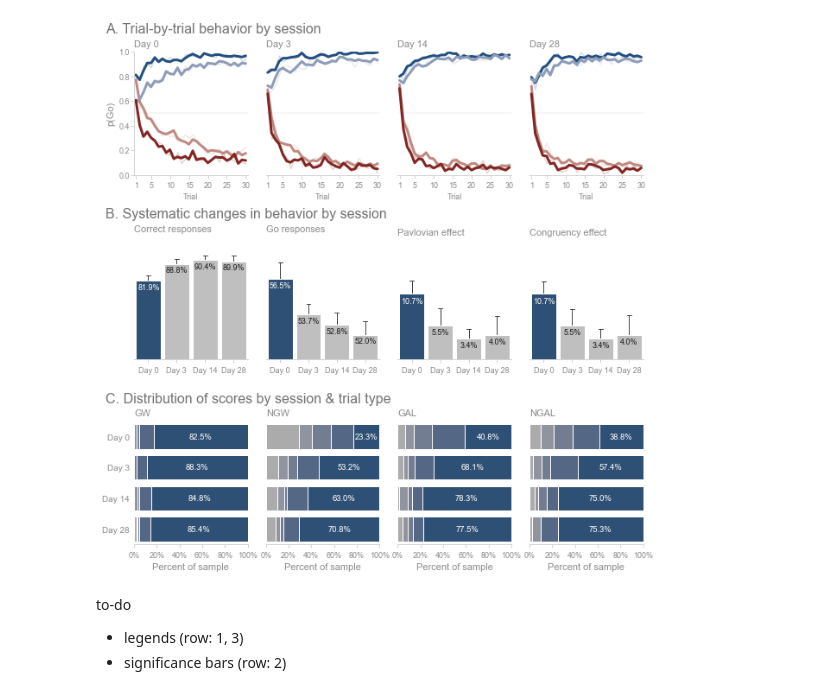
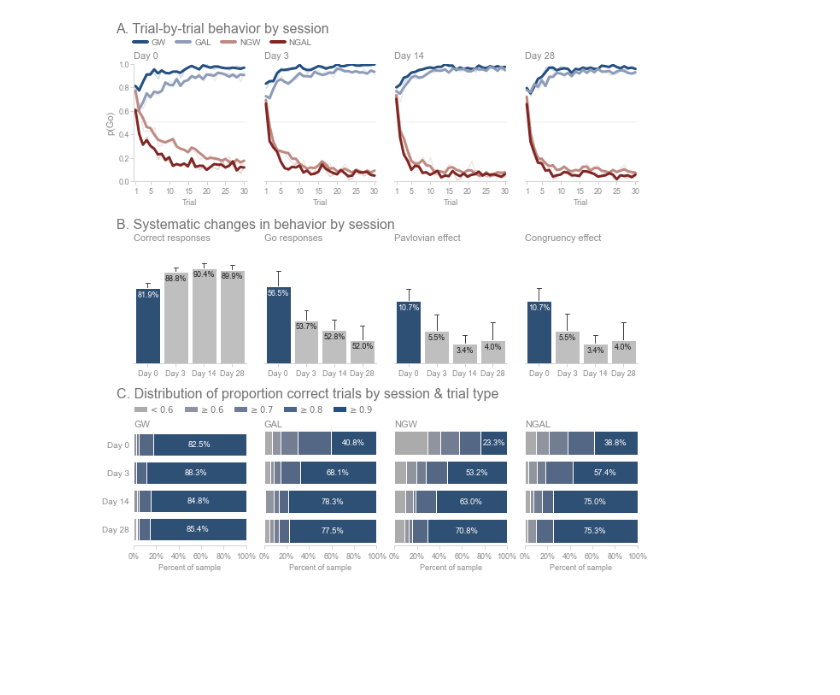
Before and after one commit to nivlab/RobotFactory, a Jupyter notebook: figures/scripts/figure02-scratchpad.ipynb, the cells around one changed output. Drawn from its saved outputs; the diff is of its cells as text; code cells hidden in the pictures; blank space fills up the shorter version.

Commit message:
checkpointing figure progress (2)

```diff
--- a/figures/scripts/figure02-scratchpad.ipynb
+++ b/figures/scripts/figure02-scratchpad.ipynb
@@ -15,10 +15,10 @@ np.random.seed(47404)
 
 ## Define variable ordering.
 sessions = [1,2,3,4]
-robots = ['gw','ngw','gal','ngal']
+robots = ['gw','gal','ngw','ngal']
 
 ## Define palettes.
-palette_1 = ['#234f81', '#bf8a82', '#8e9cb8', '#812623']
+palette_1 = ['#234f81', '#8e9cb8', '#bf8a82', '#812623']
 palette_2 = ['#234f81', '0.75', '0.75', '0.75']
 palette_3 = ['#234f81', '#4c658c', '#6d7b96', '#8d93a1', '#ababab']
 
@@ -38,8 +38,8 @@ axiscolor = '#d3d3d3'
 fig = plt.figure(figsize=(9,9))
 
 ## Initialize gridspec.
-gs = fig.add_gridspec(3, 4, left=0.07, right=0.98, top=0.93, bottom=0.05,
-                      hspace=0.5, wspace=0.16)
+gs = fig.add_gridspec(3, 4, left=0.07, right=0.98, top=0.92, bottom=0.05,
+                      hspace=0.55, wspace=0.16)
 
 #~~~~~~~~~~~~~~~~~~~~~~~~~~~~~~~~~~~~~~~~~~#
 ### Load and prepare data.
@@ -65,7 +65,7 @@ for i, session in enumerate(sessions):
 
     ## Plot learning curves.
     sns.lineplot(x='exposure', y='choice', hue='robot', data=data.query(f'session == {session}'),
-                 hue_order=robots, palette=palette_1, errorbar=('ci', 95), lw=3, ax=ax,
+                 hue_order=robots, palette=palette_1, legend=False, errorbar=('ci', 95), lw=3, ax=ax,
                  n_boot=1)
 
     ## Add midway line.
@@ -87,7 +87,10 @@ for i, session in enumerate(sessions):
     ax.set_title(labels[i], loc='left', color=tickcolor, fontsize=11)
 
     ## Adjust legend.
-    ax.legend_.set_visible(False)
+    if not i:
+        for color, label in zip(palette_1, robots): ax.plot([], [], color=color, label=label.upper(), lw=4)
+        ax.legend(loc=2, bbox_to_anchor=(0, 1.21), ncol=4, frameon=False, labelcolor=labelcolor, fontsize=10,
+                  borderpad=0, borderaxespad=0, handletextpad=0.5, handlelength=1.6, columnspacing=1.2)
 
     ## Modify ax spines.
     ax.yaxis.set_tick_params(pad=1)
@@ -97,7 +100,7 @@ for i, session in enumerate(sessions):
     else: sns.despine(ax=ax, left=True, right=True, top=True, bottom=False)
 
     ## Add annotation.
-    if not i: ax.annotate('A. Trial-by-trial behavior by session', (0,0), (-0.25,1.13), 'axes fraction',
+    if not i: ax.annotate('A. Trial-by-trial behavior by session', (0,0), (-0.16,1.24), 'axes fraction',
                           ha='left', va='bottom', color=labelcolor, fontsize=16)
 
 #~~~~~~~~~~~~~~~~~~~~~~~~~~~~~~~~~~~~~~~~~~#
@@ -120,6 +123,11 @@ for i, v in enumerate(pivot.mean()):
     ax.text(i + 0.015, v - 1e-2, '%0.1f%%' %(v*1e2), ha='center', va='top',
             color='w' if not i else 'k', fontsize=9, zorder=10)
 
+## Add significance annotation.
+# ax.plot([0,1], [0.94,0.94], color=labelcolor, lw=1)
+# ax.plot([0,0], [0.93,0.94], color=labelcolor, lw=1)
+# ax.plot([1,1], [0.93,0.94], color=labelcolor, lw=1)
+
 ## Adjust x-axis.
 ax.set(xticks=np.arange(len(labels)), xlabel='')
 ax.set_xticklabels(labels, color=tickcolor, fontsize=9)
@@ -137,7 +145,7 @@ sns.despine(ax=ax, left=True, right=True, top=True, bottom=False)
 ax.set_title('Correct responses', loc='left', color=tickcolor, fontsize=11)
 
 ## Add annotation.
-ax.annotate('B. Systematic changes in behavior by session', (0,0), (-0.25,1.13), 'axes fraction',
+ax.annotate('B. Systematic changes in behavior by session', (0,0), (-0.15,1.13), 'axes fraction',
             ha='left', va='bottom', color=labelcolor, fontsize=16)
 
 #~~~~~~~~~~~~~~~~~~~~~~~~~~~~~~~~~~~~~~~~~~#
@@ -205,8 +213,9 @@ ax.set_xticklabels(labels, color=tickcolor, fontsize=9)
 ax.set(ylim=(0.0, 0.2), yticks=[], ylabel='')
 
 ## Adjust title.
-ax.set_title('Pavlovian effect', loc='left', va='top',
-             color=tickcolor, fontsize=11)
+ax.set_title('Pavlovian effect', loc='left', color=tickcolor, fontsize=11)
+# ax.annotate('p(Go | Win) - p(Go | Lose)', (0,0), (0,0.97), 'axes fraction',
+            # ha='left', va='top', color=tickcolor, fontsize=8)
 
 ## Modify ax spines.
 ax.yaxis.set_tick_params(pad=1)
@@ -244,8 +253,9 @@ ax.set_xticklabels(labels, color=tickcolor, fontsize=9)
 ax.set(ylim=(0.0, 0.2), yticks=[], ylabel='')
 
 ## Adjust title.
-ax.set_title('Congruency effect', loc='left', va='top',
-             color=tickcolor, fontsize=11)
+ax.set_title('Congruency effect', loc='left', color=tickcolor, fontsize=11)
+# ax.annotate('p(Go | GW, NGAL) - p(Go | NGW, GAL)', (0,0), (0,0.97), 'axes fraction',
+            # ha='left', va='top', color=tickcolor, fontsize=8)
 
 ## Modify ax spines.
 ax.yaxis.set_tick_params(pad=1)
@@ -279,43 +289,45 @@ for i, robot in enumerate(robots):
 
         ## Plot scores.
         q = f'robot == "{robot}" and score == {score}'
-        sns.barplot(x='cumprop', y='session', data=gb.query(q), order=[1,2,3,4],
+        sns.barplot(x='cumprop', y='session', data=gb.query(q), order=sessions,
                     palette=np.repeat(color, 4), orient='h', ax=ax)
 
     ## Annotations.
-    for y, session in enumerate([1,2,3,4]):
+    for y, session in enumerate(sessions):
         v = gb.set_index(['robot','session','score']).loc[(robot,session,4)].prop
         ax.annotate('%0.1f%%' %(v*1e2), (0,0), (1-v/2, y), ha='center', va='center',
                     color='w', fontsize=9.5)
 
     ## Adjust x-axis.
     ax.set(xlim=(0,1), xticks=np.linspace(0,1,6))
     ax.set_xticklabels(['%0.0f%%' %p for p in np.linspace(0,1e2,6)], fontsize=9, color=tickcolor)
-    ax.set_xlabel('Percent of sample', fontsize=11, color=tickcolor)
+    ax.set_xlabel('Percent of sample', fontsize=9, color=tickcolor)
 
     ## Adjust y-axis.
-    ax.set(ylabel='', yticks=np.arange(4), yticklabels=[])
-    if not i: ax.set_yticklabels(['Day 0', 'Day 3', 'Day 14', 'Day 28'], ha='right',
-                                 fontsize=10, color=tickcolor)
+    ax.set(ylabel='', yticks=np.arange(len(sessions)), yticklabels=[])
+    if not i: ax.set_yticklabels(labels, ha='right', fontsize=10, color=tickcolor)
 
     ## Adjust title.
-    ax.set_title(robot.upper(), loc='left', color=tickcolor, fontsize=11)
+    ax.set_title(robot.upper(), loc='left', color=tickcolor, fontsize=11, pad=0)
+
+    ## Adjust legend.
+    if not i:
+        scores = [r'$<0.6$', r'$\geq0.6$', r'$\geq0.7$', r'$\geq0.8$', r'$\geq0.9$']
+        for score, color in zip(scores, palette_3[::-1]): ax.barh(0, 0, color=color, label=score)
+        ax.legend(loc=2, bbox_to_anchor=(0, 1.21), ncol=5, frameon=False, labelcolor=labelcolor, fontsize=10,
+                  borderpad=0, borderaxespad=0, handletextpad=0.2, handlelength=1.6, columnspacing=1.1)
 
     ## Modify ax spines.
     ax.yaxis.set_tick_params(pad=1)
     ax.spines['bottom'].set(linewidth=1, color=axiscolor)
     ax.tick_params(bottom=True, left=False, color=axiscolor, length=4, width=1)
     sns.despine(ax=ax, left=True, right=True, top=True, bottom=False)
 
     ## Add annotation.
-    if not i: ax.annotate('C. Distribution of scores by session & trial type', (0,0), (-0.25,1.13), 'axes fraction',
+    if not i: ax.annotate('C. Distribution of proportion correct trials by session & trial type', (0,0), (-0.15,1.24), 'axes fraction',
                           ha='left', va='bottom', color=labelcolor, fontsize=16)
 
 ## Save figure.
 plt.savefig(os.path.join(ROOT_DIR, 'figures', 'fig02.png'), dpi=100)
 # %% [output]
-[figure, old version]
+[figure, new version]
-# %% [markdown]
-to-do
-- legends (row: 1, 3)
-- significance bars (row: 2)
```
Also changed, not shown: 4 other files.
